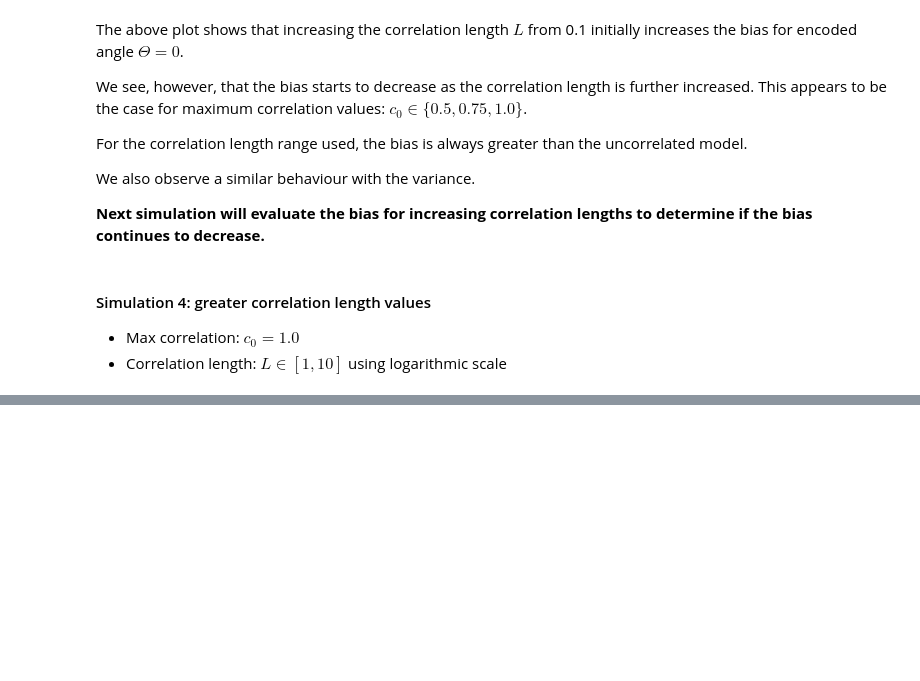
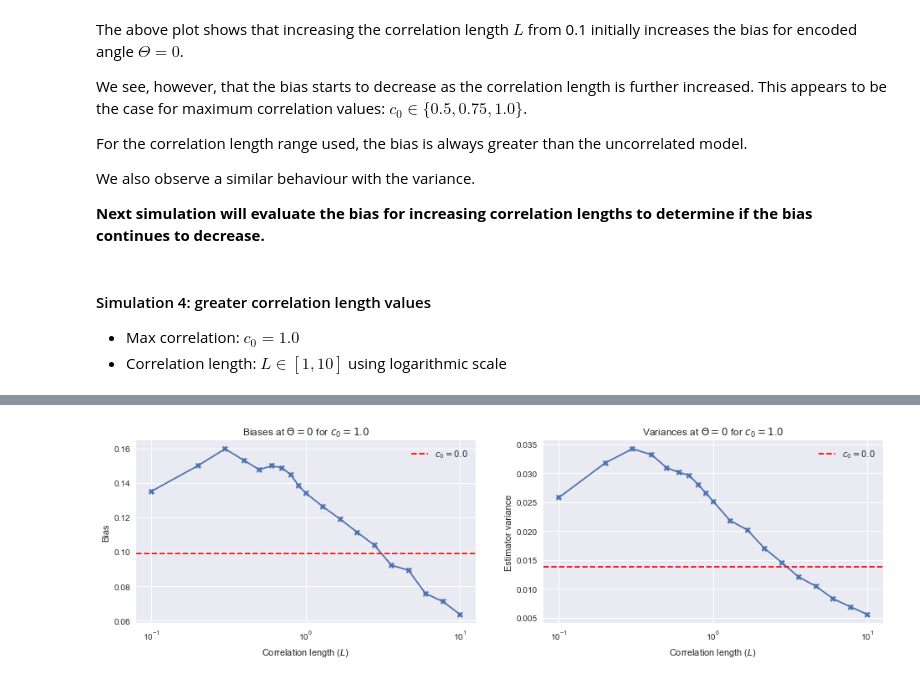
Before and after one commit to dtailor17/neural-population-codes, a Jupyter notebook: noise_correlations.ipynb, the cells around one changed output, grey strips where cells are left out. Cells and saved outputs as stored; diff of their text form; code cells hidden in the pictures; blank space fills up the shorter version.

Commit message:
Simulations with correlation length increased to 10

```diff
--- a/noise_correlations.ipynb
+++ b/noise_correlations.ipynb
@@ -339,15 +341,15 @@ plt.rcParams['figure.figsize'] = (10, 5)
 # %% [output]
 [figure]
 # %%
-# Extract biases for given encoded angle and fixed max correlation for correlation lengths [0.1, 1.0]
-def get_biases_vars_for_corr_lengths(max_corr, theta_idx=0):
+# Extract biases & variances for given encoded angle and fixed max correlation for correlation lengths
+def get_biases_vars_for_corr_lengths(max_corr, corr_length_arr, ML_ests, theta_idx=0):
     biases_corr_length = np.zeros(corr_length_arr.size)
     vars_corr_length = np.zeros(corr_length_arr.size)
     i = 0
     for corr_length in corr_length_arr:
         lbl = get_corr_param_dict_lbl(max_corr, corr_length)
-        biases = ML_ests_2[lbl][1]
-        variances = ML_ests_2[lbl][2]
+        biases = ML_ests[lbl][1]
+        variances = ML_ests[lbl][2]
         biases_corr_length[i] = biases[theta_idx]
         vars_corr_length[i] = variances[theta_idx]
         i += 1
@@ -428,0 +422,49 @@ for corr_length in corr_length_arr:
+# %%
+ML_ests_3 = ML_ests
+# %%
+max_corr = 1.0
+
+corr_length_arr_1 = np.linspace(0.0, 1.0, 11)[1:-1]
+(biases_1, variances_1) = get_biases_vars_for_corr_lengths(max_corr, corr_length_arr_1, ML_ests_2)
+
+corr_length_arr_2 = np.logspace(start=0, stop=1, num=10)
+corr_length_arr_2 = np.round(corr_length_arr_2, 2)
+(biases_2, variances_2) = get_biases_vars_for_corr_lengths(max_corr, corr_length_arr_2, ML_ests_3)
+
+corr_length_arr = np.concatenate((corr_length_arr_1, corr_length_arr_2))
+biases = np.concatenate((biases_1, biases_2))
+variances = np.concatenate((variances_1, variances_2))
+
+plt.rcParams['figure.figsize'] = (16, 4)
+
+# Bias plot
+plt.subplot(121)
+plt.plot(corr_length_arr, biases, '-X')
+
+lbl = get_corr_param_dict_lbl(max_corr=0.0, corr_length=0.5)
+biases = ML_ests_1[lbl][1]
+plt.axhline(y=biases[0], color='r', linestyle='--', label='$c_0 = 0.0$')
+plt.legend()
+
+plt.xscale('log')
+plt.xlabel('Correlation length ($L$)')
+plt.ylabel('Bias')
+plt.title('Biases at $\Theta = 0$ for $c_0=1.0$')
+
+# Variance plot
+plt.subplot(122)
+plt.plot(corr_length_arr, variances, '-X')
+
+lbl = get_corr_param_dict_lbl(max_corr=0.0, corr_length=0.5)
+variances = ML_ests_1[lbl][2]
+plt.axhline(y=variances[0], color='r', linestyle='--', label='$c_0 = 0.0$')
+plt.legend()
+
+plt.xscale('log')
+plt.xlabel('Correlation length ($L$)')
+plt.ylabel('Estimator variance')
+plt.title('Variances at $\Theta = 0$ for $c_0=1.0$')
+
+plt.rcParams['figure.figsize'] = (10, 5)
+# %% [output]
+[figure, added]
```
Also changed, not shown: parts of 6 cells of this notebook, 1 other file.
